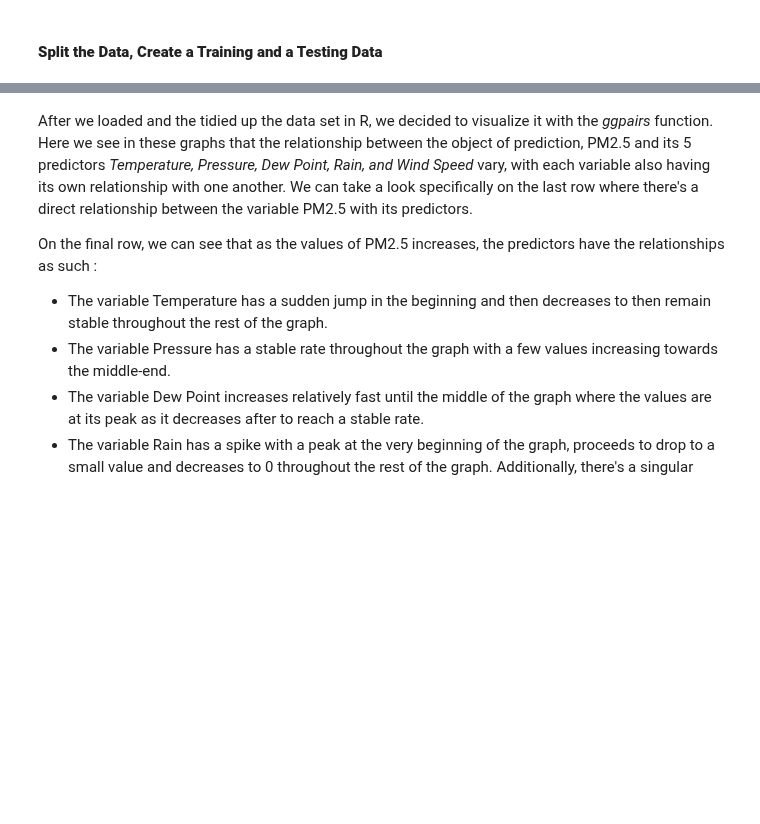
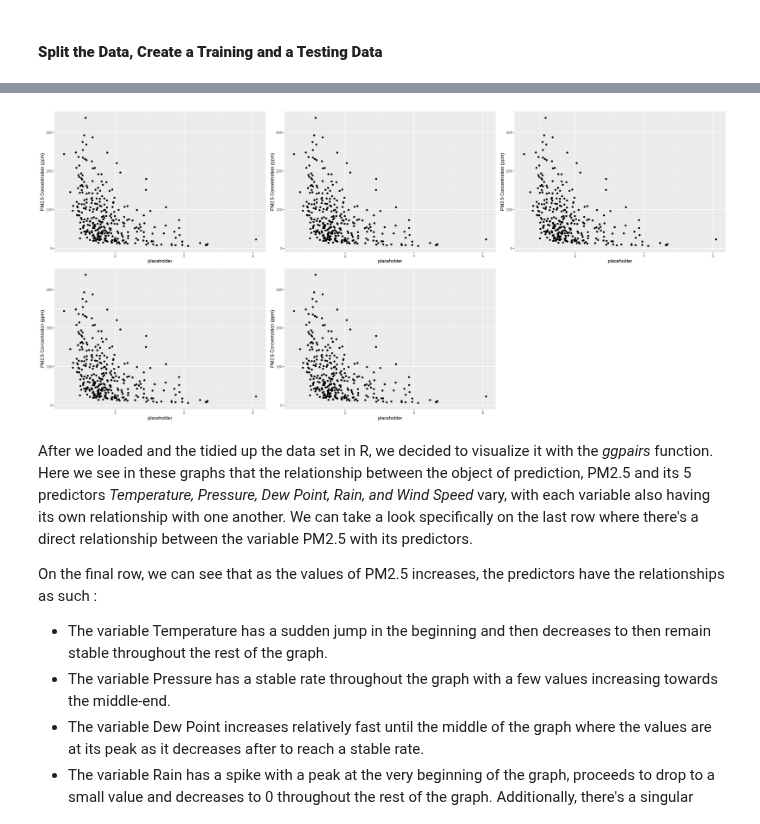
Before and after one commit to Noname397/dsci100groupproject96, a Jupyter notebook: Final Project.ipynb, the cells around one changed output, grey strips where cells are left out. Saved outputs shown, nothing was run; the diff lists cells and outputs as text; code cells hidden in the pictures; blank space fills up the shorter version.

```diff
--- a/Final Project.ipynb
+++ b/Final Project.ipynb
@@ -185,3 +185,59 @@ ERROR: Error in UseMethod("predict"): no applicable method for 'predict' applied
+# %%
+# create an empty tibble to store the results
+names <- colnames(tidy_data |> select(-PM2.5))
+accuracies <- tibble(size = integer(),
+                     model_string = character(),
+                     rmse = numeric())
+
+knn_spec <- nearest_neighbor(weight_func = "rectangular",
+                             neighbors = tune()) |>
+     set_engine("kknn") |>
+     set_mode("regression")
+
+weather_vfold <- vfold_cv(weather_training, v = 5, strata = PM2.5)
+
+n_total <- length(names)
+
+# stores selected predictors
+selected <- c()
+aesmaps <- list(aes(x = TEMP, y = PM2.5), aes(x = PRES, y = PM2.5), aes(x = DEWP, y = PM2.5), aes(x = RAIN, y = PM2.5), aes(x = WSPM, y = PM2.5))
+plots <- list()
+for (j in 1:length(names)) {
+        # create a model string for this combination of predictors
+        preds_new <- c(selected, names[[j]])
+
+        # create a recipe from the model string
+        weather_recipe <- recipe(as.formula(model_string),
+                                data = tidy_data) |>
+                          step_scale(all_predictors()) |>
+                          step_center(all_predictors())
+
+        metrics <- workflow() |>
+            add_recipe(weather_recipe) |>
+            add_model(knn_spec) |>
+            tune_grid(resamples = weather_vfold, grid = 10) |>
+            collect_metrics() |>
+            filter(.metric == "rmse")
+        bestk <- metrics |> slice(1) |> pull(neighbors)
+        final_spec <- nearest_neighbor(weight_func = "rectangular",
+                             neighbors = bestk) |>
+         set_engine("kknn") |>
+         set_mode("regression")
+
+        final_fit <- workflow() |>
+            add_recipe(weather_recipe) |>
+            add_model(final_spec) |>
+            fit(weather_training)
+        preds <- final_fit |>
+             predict(weather_testing) |>
+             bind_cols(weather_testing)
+    plot <- aesmaps[[i]] |> ggplot(data = preds) + geom_point() + labs(x = "placeholder", y = "PM2.5 Concentration (ppm)")
+    plots <- append(plots, list(plot))
+    }
+plotgrid <- plot_grid(plotlist = plots)
+plotgrid
+# %% [output]
+[figure, added]
 # %% [markdown]
 After we loaded and the tidied up the data set in R, we decided to visualize it with the *ggpairs* function. Here we see in these graphs that the relationship between the object of prediction, PM2.5 and its 5 predictors *Temperature, Pressure, Dew Point, Rain, and Wind Speed* vary, with each variable also having its own relationship with one another. We can take a look specifically on the last row where there's a direct relationship between the variable PM2.5 with its predictors.
 
```
Also changed, not shown: parts of 1 cell of this notebook.
